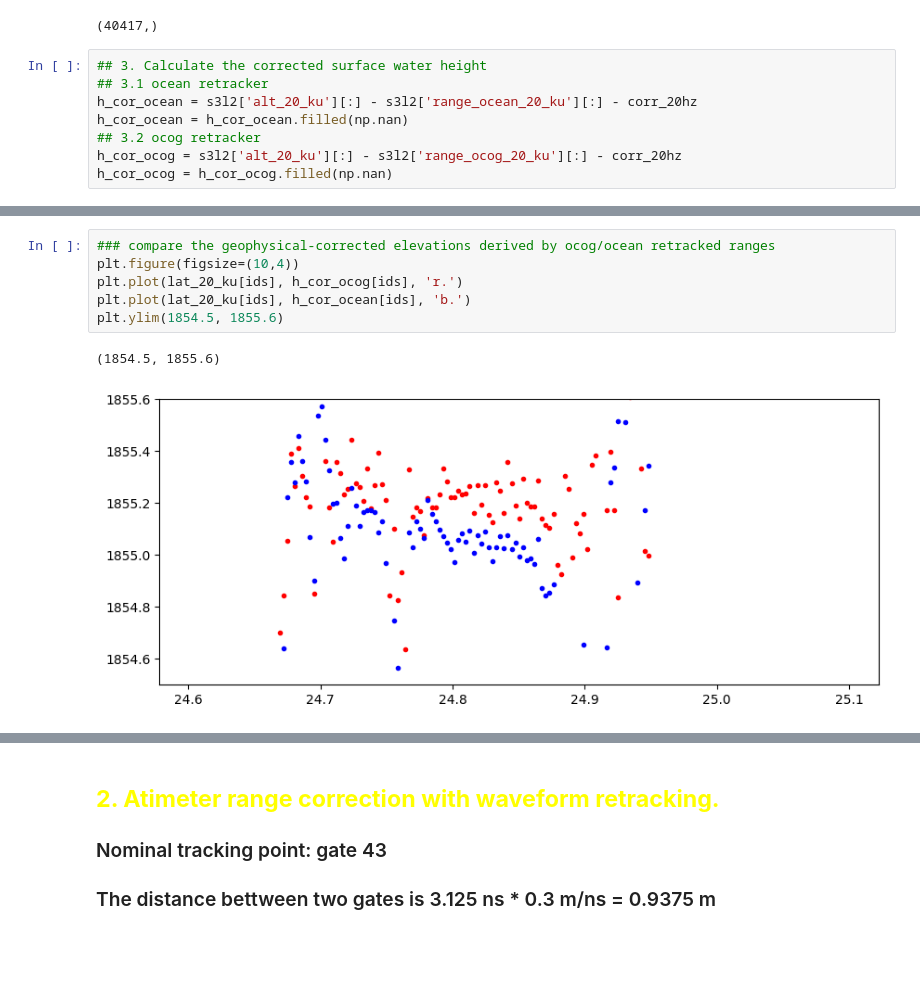
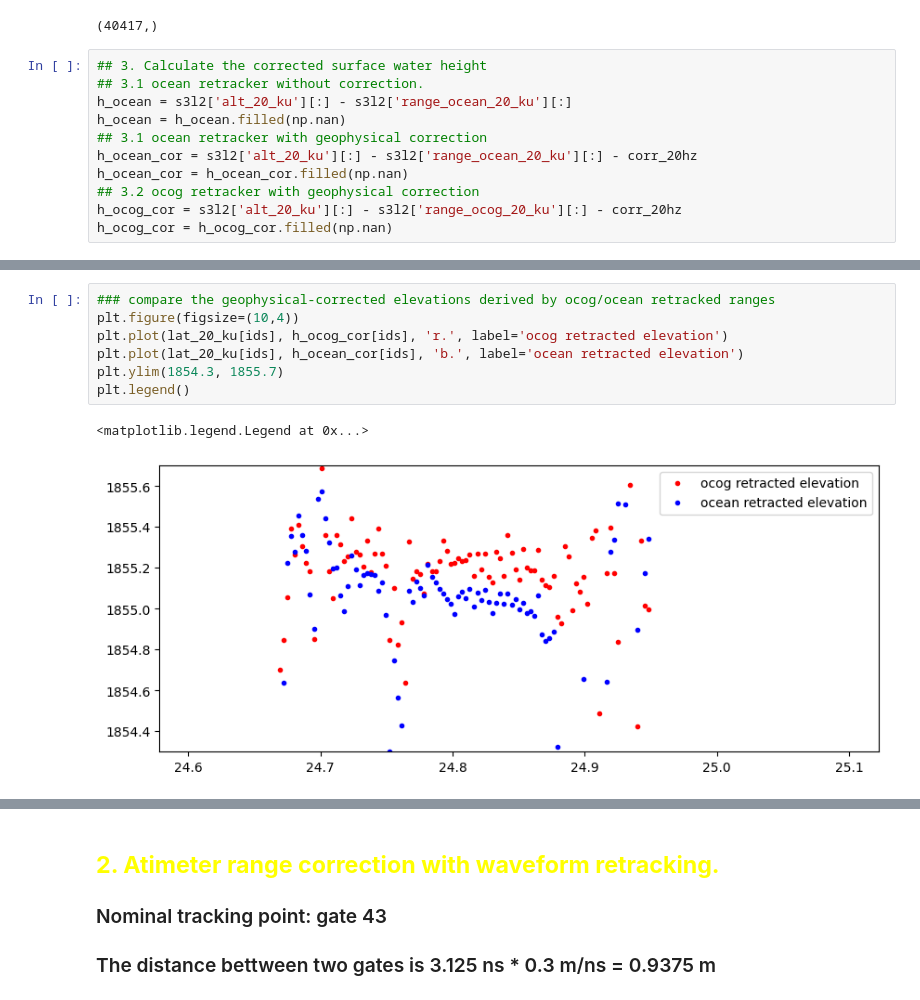
Before and after one commit to xinluo2018/satellite-altimetry-course, a Jupyter notebook: 第3章-星载雷达测高应用-12学时/3-sentinel-3_process.ipynb, the cells around one changed output, grey strips where cells are left out. Cells and saved outputs as stored; diff of their text form; blank space fills up the shorter version.

```diff
--- a/第3章-星载雷达测高应用-12学时/3-sentinel-3_process.ipynb
+++ b/第3章-星载雷达测高应用-12学时/3-sentinel-3_process.ipynb
@@ -118,9 +118,12 @@ print(corr_20hz.shape)
 (40417,)
 # %%
 ## 3. Calculate the corrected surface water height
-## 3.1 ocean retracker
-h_cor_ocean = s3l2['alt_20_ku'][:] - s3l2['range_ocean_20_ku'][:] - corr_20hz
-h_cor_ocean = h_cor_ocean.filled(np.nan)
-## 3.2 ocog retracker
-h_cor_ocog = s3l2['alt_20_ku'][:] - s3l2['range_ocog_20_ku'][:] - corr_20hz
-h_cor_ocog = h_cor_ocog.filled(np.nan)
+## 3.1 ocean retracker without correction.
+h_ocean = s3l2['alt_20_ku'][:] - s3l2['range_ocean_20_ku'][:]
+h_ocean = h_ocean.filled(np.nan)
+## 3.1 ocean retracker with geophysical correction
+h_ocean_cor = s3l2['alt_20_ku'][:] - s3l2['range_ocean_20_ku'][:] - corr_20hz
+h_ocean_cor = h_ocean_cor.filled(np.nan)
+## 3.2 ocog retracker with geophysical correction
+h_ocog_cor = s3l2['alt_20_ku'][:] - s3l2['range_ocog_20_ku'][:] - corr_20hz
+h_ocog_cor = h_ocog_cor.filled(np.nan)
@@ -127,12 +140,13 @@ h_cor_ocog = h_cor_ocog.filled(np.nan)
 # %%
 ### compare the geophysical-corrected elevations derived by ocog/ocean retracked ranges
 plt.figure(figsize=(10,4))
-plt.plot(lat_20_ku[ids], h_cor_ocog[ids], 'r.')
-plt.plot(lat_20_ku[ids], h_cor_ocean[ids], 'b.')
-plt.ylim(1854.5, 1855.6)
+plt.plot(lat_20_ku[ids], h_ocog_cor[ids], 'r.', label='ocog retracted elevation')
+plt.plot(lat_20_ku[ids], h_ocean_cor[ids], 'b.', label='ocean retracted elevation')
+plt.ylim(1854.3, 1855.7)
+plt.legend()
 # %% [output]
-(1854.5, 1855.6)
+<matplotlib.legend.Legend at 0x...>
-[figure, old version]
+[figure, new version]
 # %%
 ### compare the geophysical-corrected elevation with the official provided elevation.
 h_ocog_official = s3l2['elevation_ocog_20_ku'][:]
```
Also changed, not shown: parts of 6 cells of this notebook, 8 other files.
